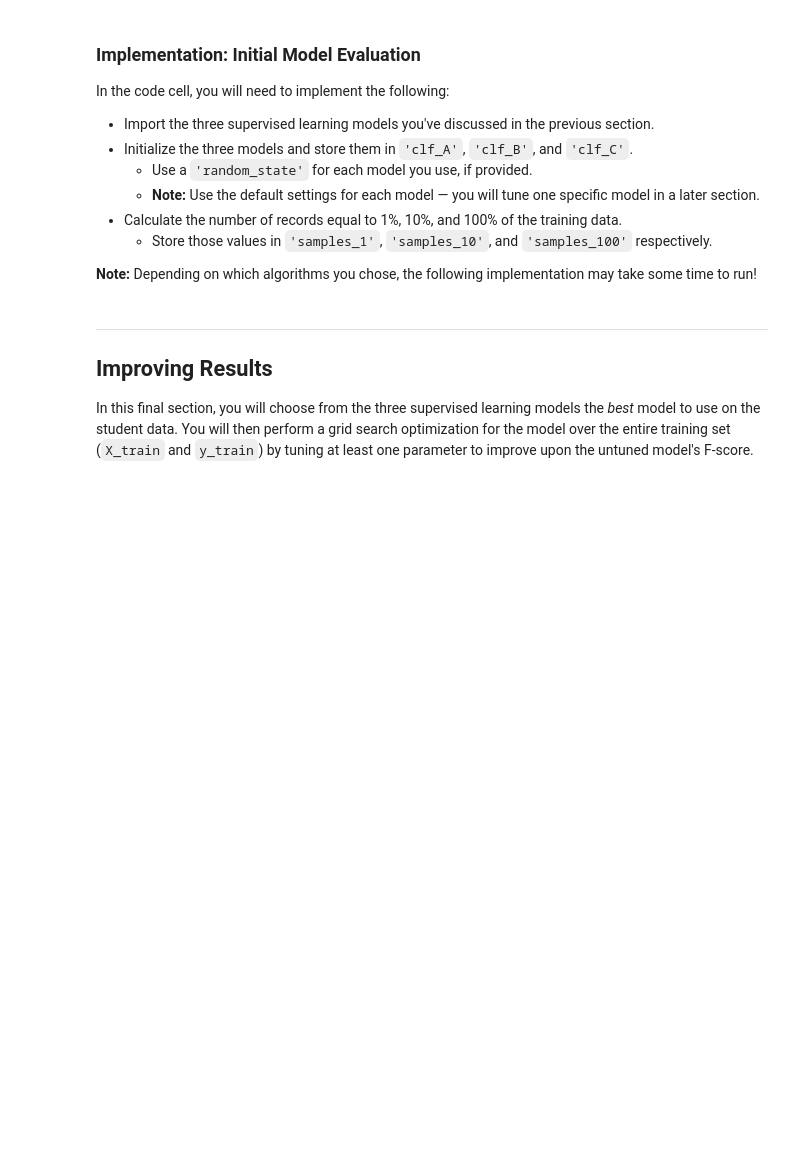
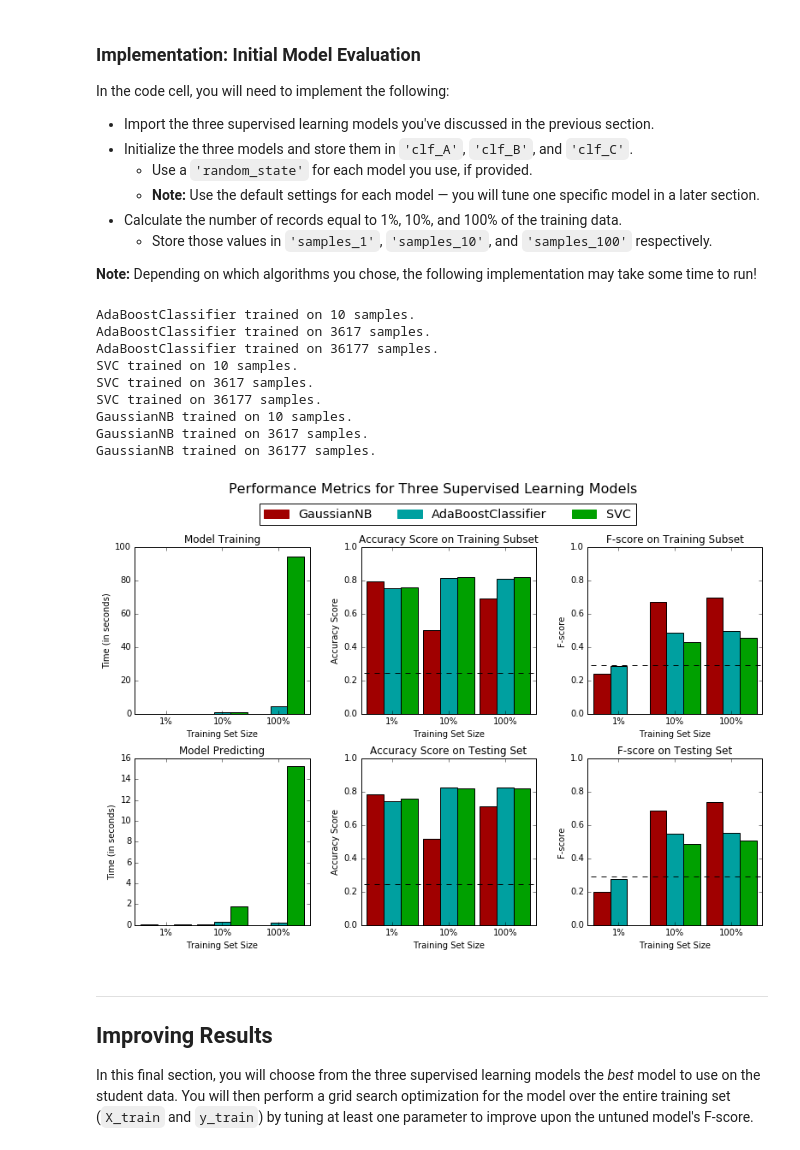
Before and after one commit to Louis-Tian/uda-mlnd, a Jupyter notebook: projects/finding_donors/finding_donors.ipynb, the cells around one changed output. Cells and saved outputs as stored; diff of their text form; code cells hidden in the pictures; blank space fills up the shorter version.

```diff
--- a/projects/finding_donors/finding_donors.ipynb
+++ b/projects/finding_donors/finding_donors.ipynb
@@ -192,10 +208,11 @@ Looking at the distribution of classes (those who make at most \$50,000, and tho
 **Note:** You must use the code cell below and assign your results to `'accuracy'` and `'fscore'` to be used later.
 # %%
 # TODO: Calculate accuracy
-accuracy = None
+accuracy = n_greater_50k / float(n_records)
+recall = float(1)
 
 # TODO: Calculate F-score using the formula above for beta = 0.5
-fscore = None
+fscore = (1 + 0.5**2) * (accuracy * recall) / (0.5**2 * accuracy + recall)
 
 # Print the results
 print "Naive Predictor: [Accuracy score: {:.4f}, F-score: {:.4f}]".format(accuracy, fscore)
@@ -231,6 +255,8 @@ In the code block below, you will need to implement the following:
    - Make sure that you set the `beta` parameter!
 # %%
 # TODO: Import two metrics from sklearn - fbeta_score and accuracy_score
+from sklearn.metrics import fbeta_score, accuracy_score
+from sklearn.utils import resample
 
 def train_predict(learner, sample_size, X_train, y_train, X_test, y_test):
     '''
@@ -242,38 +268,36 @@ def train_predict(learner, sample_size, X_train, y_train, X_test, y_test):
        - X_test: features testing set
        - y_test: income testing set
     '''
-
     results = {}
-
     # TODO: Fit the learner to the training data using slicing with 'sample_size'
     start = time() # Get start time
-    learner = None
+    learner = learner.fit(X_train[:sample_size], y_train[:sample_size])
     end = time() # Get end time
 
     # TODO: Calculate the training time
-    results['train_time'] = None
+    results['train_time'] = end - start
 
     # TODO: Get the predictions on the test set,
     #       then get predictions on the first 300 training samples
     start = time() # Get start time
-    predictions_test = None
-    predictions_train = None
+    predictions_test = learner.predict(X_test)
+    predictions_train = learner.predict(X_train[:300])
     end = time() # Get end time
 
     # TODO: Calculate the total prediction time
-    results['pred_time'] = None
+    results['pred_time'] = end - start
 
     # TODO: Compute accuracy on the first 300 training samples
-    results['acc_train'] = None
+    results['acc_train'] = accuracy_score(predictions_train, y_train[:300])
 
     # TODO: Compute accuracy on test set
-    results['acc_test'] = None
+    results['acc_test'] = accuracy_score(predictions_test, y_test)
 
     # TODO: Compute F-score on the the first 300 training samples
-    results['f_train'] = None
+    results['f_train'] = fbeta_score(predictions_train, y_train[:300], 0.5)
 
     # TODO: Compute F-score on the test set
-    results['f_test'] = None
+    results['f_test'] = fbeta_score(predictions_test, y_test, 0.5)
 
     # Success
     print "{} trained on {} samples.".format(learner.__class__.__name__, sample_size)
@@ -293,28 +317,43 @@ In the code cell, you will need to implement the following:
 **Note:** Depending on which algorithms you chose, the following implementation may take some time to run!
 # %%
 # TODO: Import the three supervised learning models from sklearn
+from sklearn.ensemble import AdaBoostClassifier
+from sklearn.svm import SVC
+from sklearn.naive_bayes import GaussianNB
+from sklearn.utils import resample
 
 # TODO: Initialize the three models
-clf_A = None
-clf_B = None
-clf_C = None
+clf_A = AdaBoostClassifier()
+clf_B = SVC()
+clf_C = GaussianNB()
 
 # TODO: Calculate the number of samples for 1%, 10%, and 100% of the training data
-samples_1 = None
-samples_10 = None
-samples_100 = None
+samples_1 = len(X_train) / 100
+samples_10 = len(X_train) / 10
+samples_100 = len(X_train)
 
 # Collect results on the learners
 results = {}
 for clf in [clf_A, clf_B, clf_C]:
     clf_name = clf.__class__.__name__
     results[clf_name] = {}
     for i, samples in enumerate([samples_1, samples_10, samples_100]):
         results[clf_name][i] = \
         train_predict(clf, samples, X_train, y_train, X_test, y_test)
 
 # Run metrics visualization for the three supervised learning models chosen
 vs.evaluate(results, accuracy, fscore)
+# %% [output]
+AdaBoostClassifier trained on 10 samples.
+AdaBoostClassifier trained on 3617 samples.
+AdaBoostClassifier trained on 36177 samples.
+SVC trained on 10 samples.
+SVC trained on 3617 samples.
+SVC trained on 36177 samples.
+GaussianNB trained on 10 samples.
+GaussianNB trained on 3617 samples.
+GaussianNB trained on 36177 samples.
+[figure, added]
 # %% [markdown]
 ----
 ## Improving Results
```
Also changed, not shown: parts of 5 cells of this notebook.
